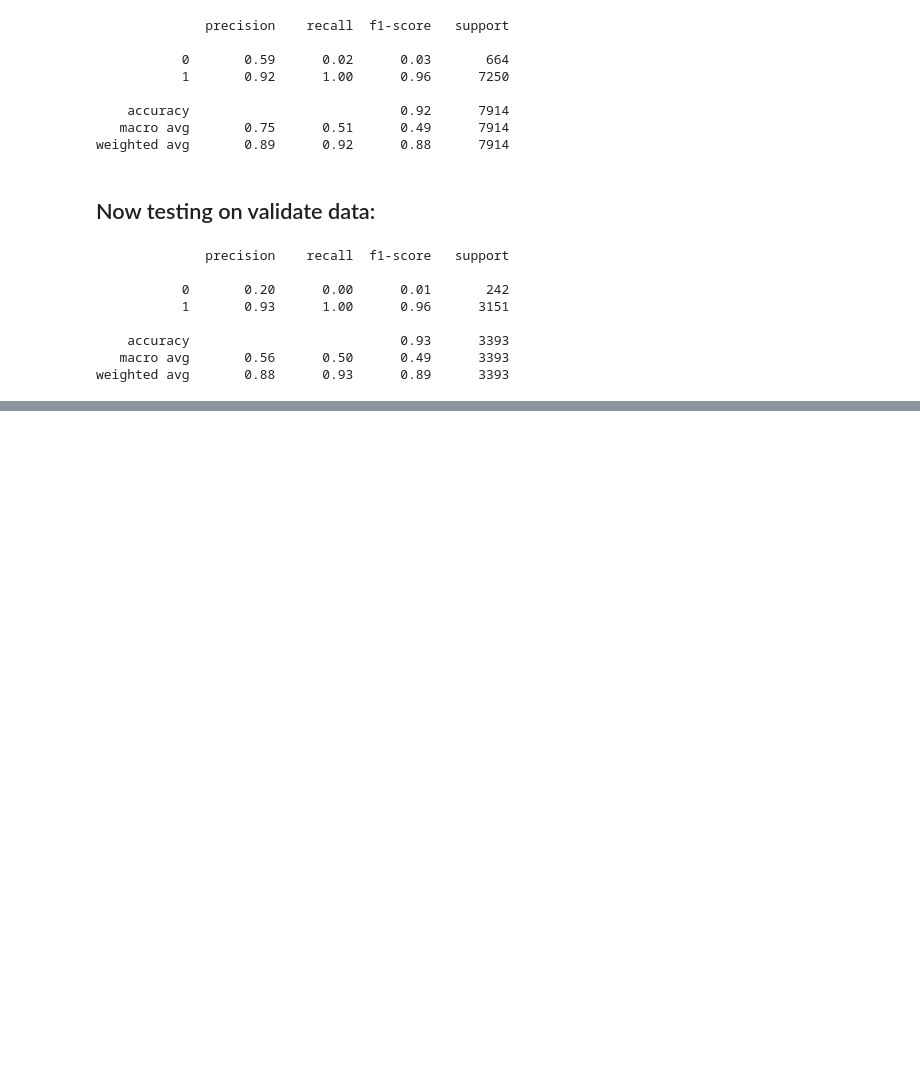
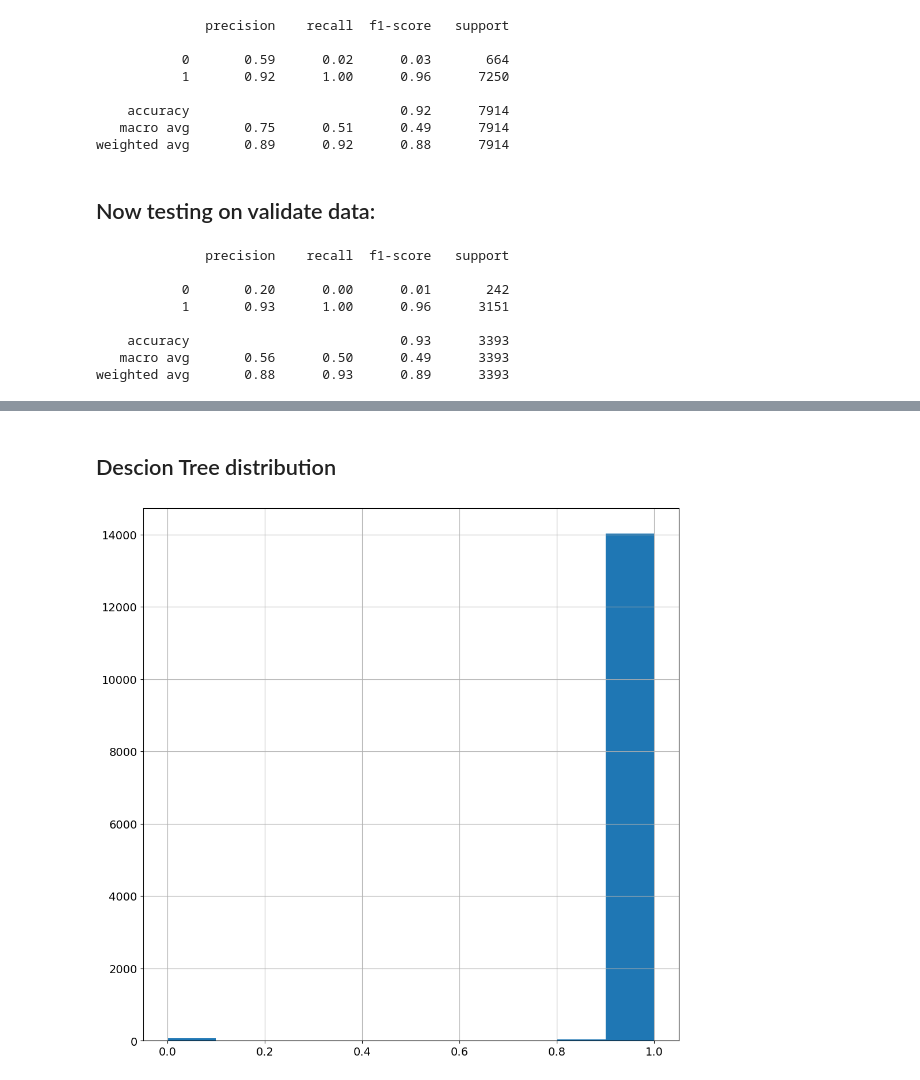
Before and after one commit to tex-wrex/tex-wrex, a Jupyter notebook: Final_work/Safety_Score_Modeling (1).ipynb, the cells around one changed output, grey strips where cells are left out. Saved outputs shown, nothing was run; the diff lists cells and outputs as text; code cells hidden in the pictures; blank space fills up the shorter version.

```diff
--- a/Final_work/Safety_Score_Modeling (1).ipynb
+++ b/Final_work/Safety_Score_Modeling (1).ipynb
@@ -285,0 +298,9 @@ weighted avg       0.88      0.93      0.89      3393
+# %% [markdown]
+## Descion Tree distribution
+# %%
+pd.Series(clf.predict_proba(x)[:, 1]).hist(figsize=(12,12))
+plt.xticks(fontsize=14)
+plt.yticks(fontsize=14)
+plt.show()
+# %% [output]
+[figure, added]
```
Also changed, not shown: parts of 21 cells of this notebook, 2 other files.
